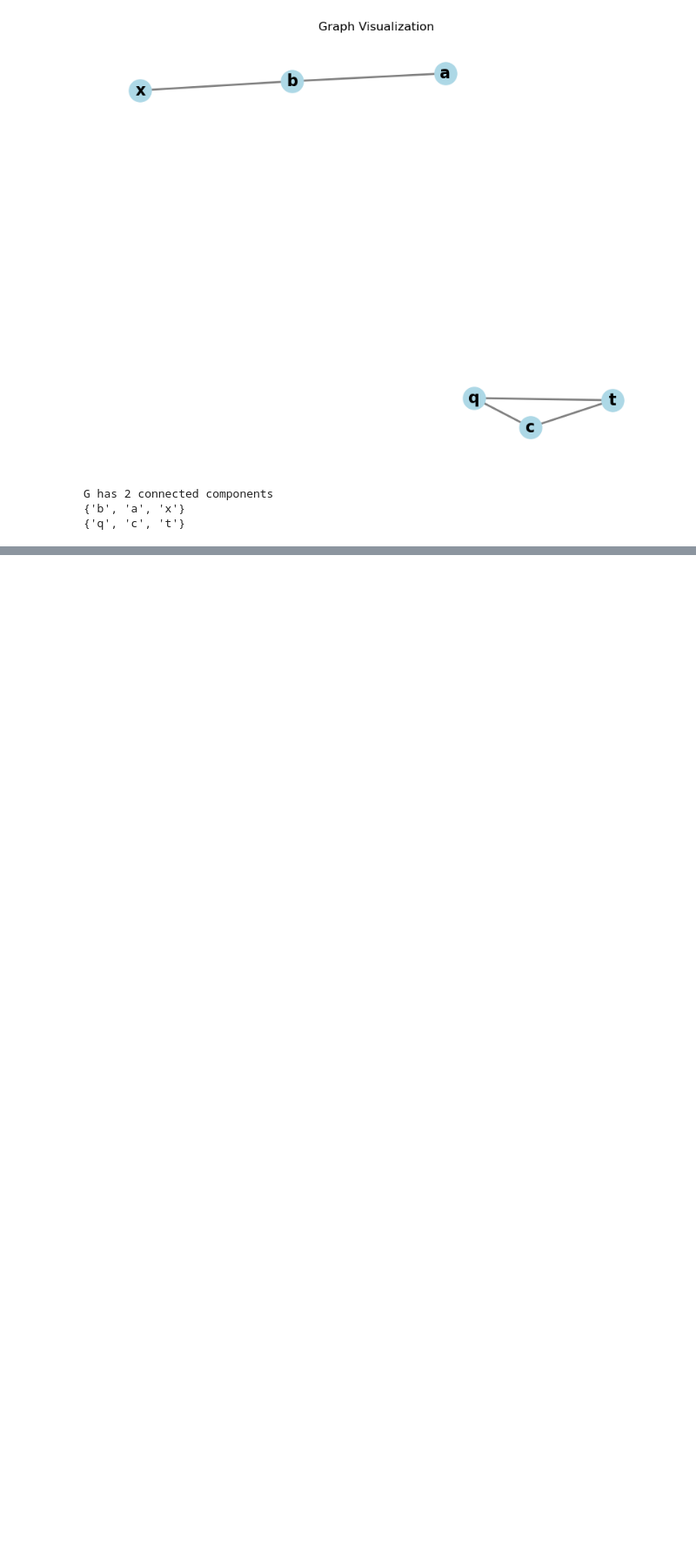
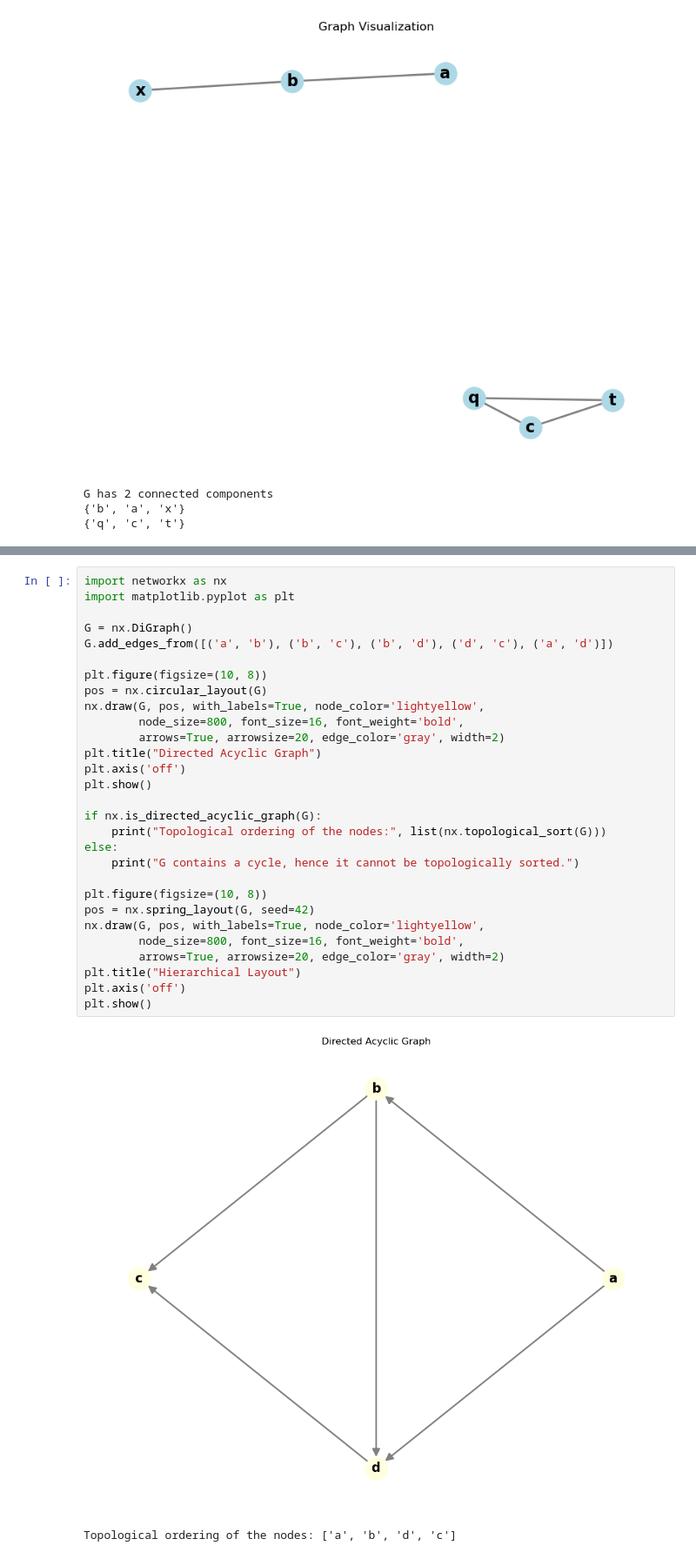
Before and after one commit to ironzo/discreteMath, a Jupyter notebook: Course 3/Graphs.ipynb, the cells around one changed output, grey strips where cells are left out. Shown at 87% size. Cells and saved outputs as stored; diff of their text form; blank space fills up the shorter version.

```diff
--- a/Course 3/Graphs.ipynb
+++ b/Course 3/Graphs.ipynb
@@ -47,0 +118,32 @@ G has 2 connected components
+# %%
+import networkx as nx
+import matplotlib.pyplot as plt
+
+G = nx.DiGraph()
+G.add_edges_from([('a', 'b'), ('b', 'c'), ('b', 'd'), ('d', 'c'), ('a', 'd')])
+
+plt.figure(figsize=(10, 8))
+pos = nx.circular_layout(G)
+nx.draw(G, pos, with_labels=True, node_color='lightyellow',
+        node_size=800, font_size=16, font_weight='bold',
+        arrows=True, arrowsize=20, edge_color='gray', width=2)
+plt.title("Directed Acyclic Graph")
+plt.axis('off')
+plt.show()
+
+if nx.is_directed_acyclic_graph(G):
+    print("Topological ordering of the nodes:", list(nx.topological_sort(G)))
+else:
+    print("G contains a cycle, hence it cannot be topologically sorted.")
+
+plt.figure(figsize=(10, 8))
+pos = nx.spring_layout(G, seed=42)
+nx.draw(G, pos, with_labels=True, node_color='lightyellow',
+        node_size=800, font_size=16, font_weight='bold',
+        arrows=True, arrowsize=20, edge_color='gray', width=2)
+plt.title("Hierarchical Layout")
+plt.axis('off')
+plt.show()
+# %% [output]
+[figure, added]
+Topological ordering of the nodes: ['a', 'b', 'd', 'c']
```
Also changed, not shown: parts of 9 cells of this notebook.
